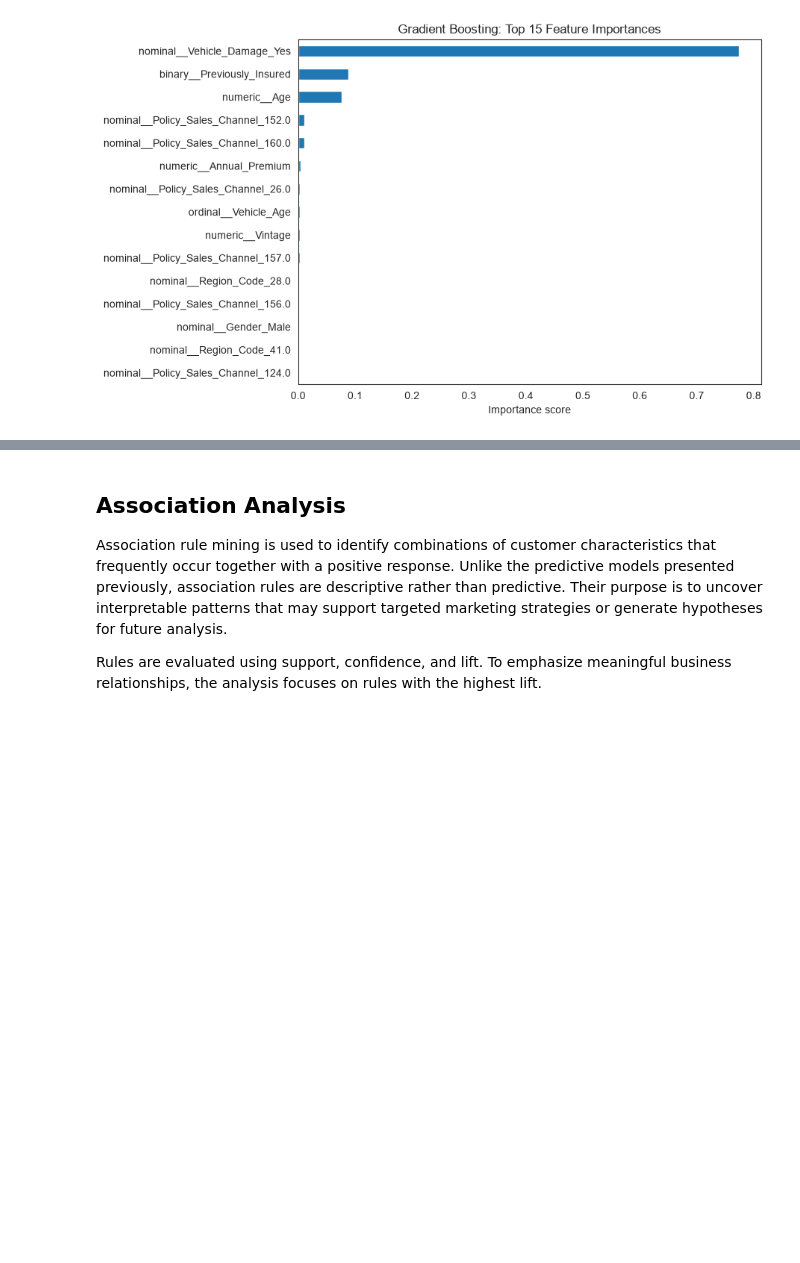
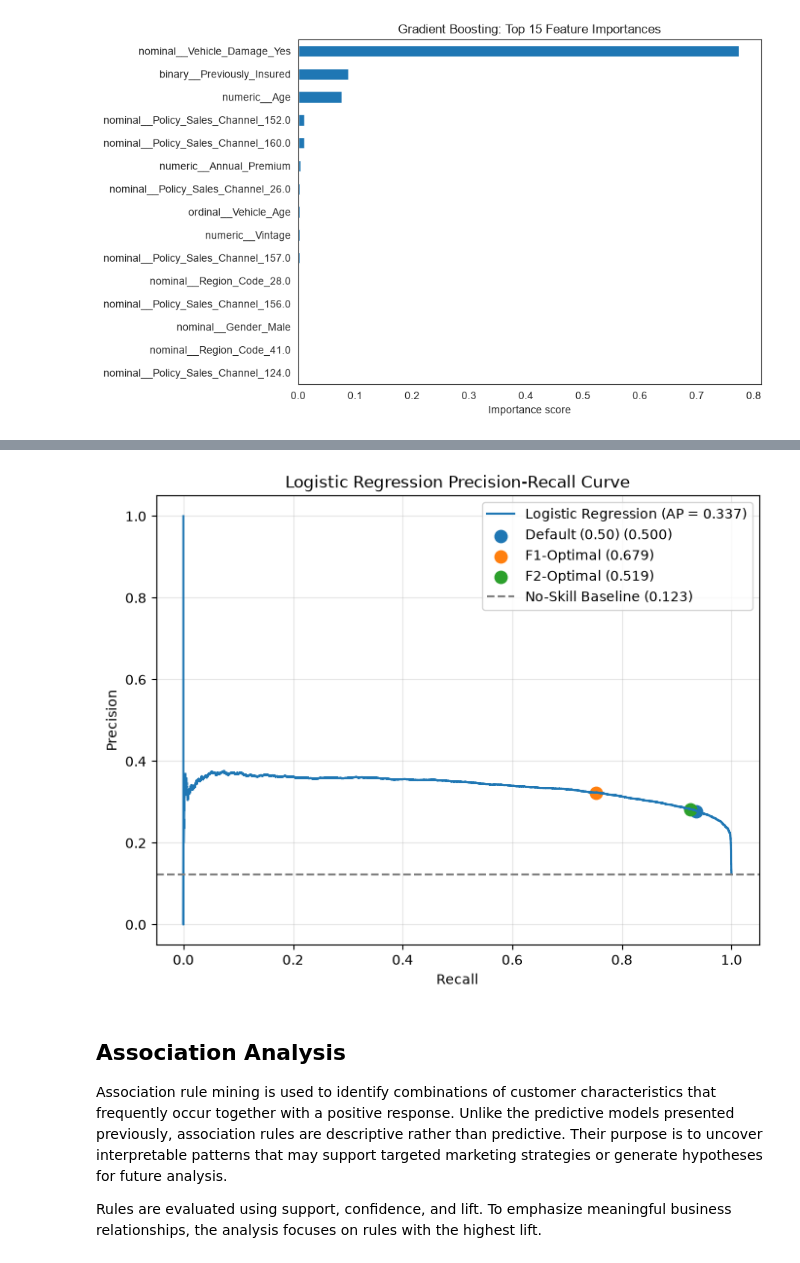
Before and after one commit to asherdata1/health-insurance-cross-sell-prediction, a Jupyter notebook: 02_notebooks/Final_Notebook.ipynb, the cells around one changed output, grey strips where cells are left out. Saved outputs shown, nothing was run; the diff lists cells and outputs as text; code cells hidden in the pictures; blank space fills up the shorter version.

Commit message:
Add PR curve for logreg thresholds and brief conclusion

```diff
--- a/02_notebooks/Final_Notebook.ipynb
+++ b/02_notebooks/Final_Notebook.ipynb
@@ -1788,3 +1776,66 @@ plt.show()
+# %%
+from sklearn.metrics import precision_recall_curve, average_precision_score
+import matplotlib.pyplot as plt
+
+# Generate Precision-Recall curve
+precision, recall, _ = precision_recall_curve(
+    y_test,
+    y_prob_logreg
+)
+
+average_precision = average_precision_score(
+    y_test,
+    y_prob_logreg
+)
+
+# Plot Precision-Recall curve
+plt.figure(figsize=(8, 6))
+
+plt.plot(
+    recall,
+    precision,
+    label=f"Logistic Regression (AP = {average_precision:.3f})"
+)
+
+# Add operating points for each selected threshold
+thresholds_to_plot = {
+    "Default (0.50)": 0.50,
+    "F1-Optimal": f1_threshold,
+    "F2-Optimal": f2_threshold
+}
+
+for label, threshold in thresholds_to_plot.items():
+
+    y_pred = (y_prob_logreg >= threshold).astype(int)
+
+    point_precision = precision_score(y_test, y_pred)
+    point_recall = recall_score(y_test, y_pred)
+
+    plt.scatter(
+        point_recall,
+        point_precision,
+        s=80,
+        label=f"{label} ({threshold:.3f})"
+    )
+
+# Add no-skill baseline
+baseline = y_test.mean()
+
+plt.axhline(
+    baseline,
+    linestyle="--",
+    color="gray",
+    label=f"No-Skill Baseline ({baseline:.3f})"
+)
+
+plt.xlabel("Recall")
+plt.ylabel("Precision")
+plt.title("Logistic Regression Precision-Recall Curve")
+plt.legend()
+plt.grid(alpha=0.3)
+plt.show()
+# %% [output]
+[figure, added]
 # %% [markdown]
 ## Association Analysis
 
```
Also changed, not shown: parts of 7 cells of this notebook.
